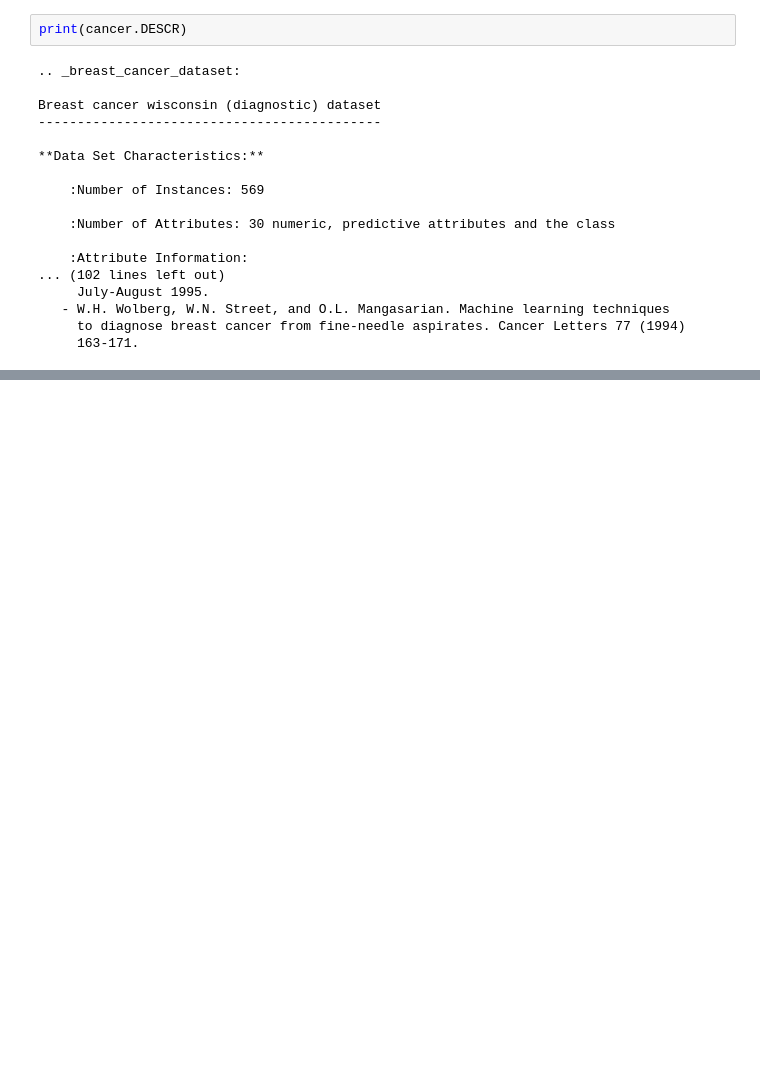
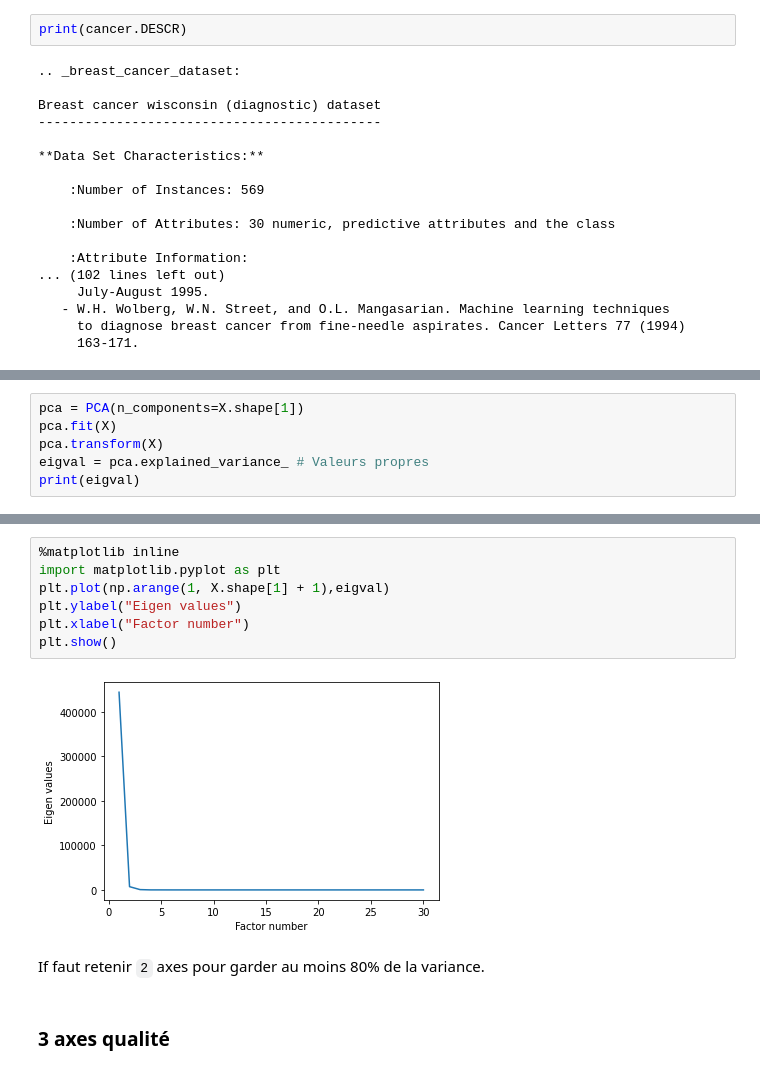
Before and after one commit to charles66820/CREMIfiles, a Jupyter notebook: acid/td/td06.ipynb, the cells around one changed output, grey strips where cells are left out. Drawn from its saved outputs; the diff is of its cells as text; blank space fills up the shorter version.

```diff
--- a/acid/td/td06.ipynb
+++ b/acid/td/td06.ipynb
@@ -272,0 +322,6 @@ print(Y.T)
+# %%
+pca = PCA(n_components=X.shape[1])
+pca.fit(X)
+pca.transform(X)
+eigval = pca.explained_variance_ # Valeurs propres
+print(eigval)
@@ -272,0 +337,13 @@ print(Y.T)
+# %%
+%matplotlib inline
+import matplotlib.pyplot as plt
+plt.plot(np.arange(1, X.shape[1] + 1),eigval)
+plt.ylabel("Eigen values")
+plt.xlabel("Factor number")
+plt.show()
+# %% [output]
+[figure, added]
+# %% [markdown]
+If faut retenir `2` axes pour garder au moins 80% de la variance.
+# %% [markdown]
+### 3 axes qualité
```
Also changed, not shown: parts of 17 cells of this notebook, 1 other file.
